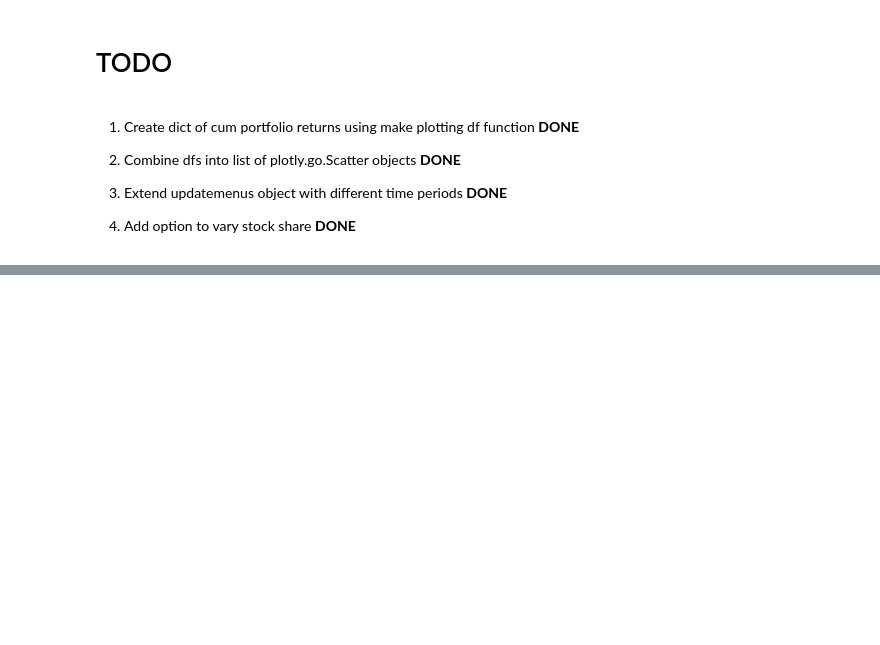
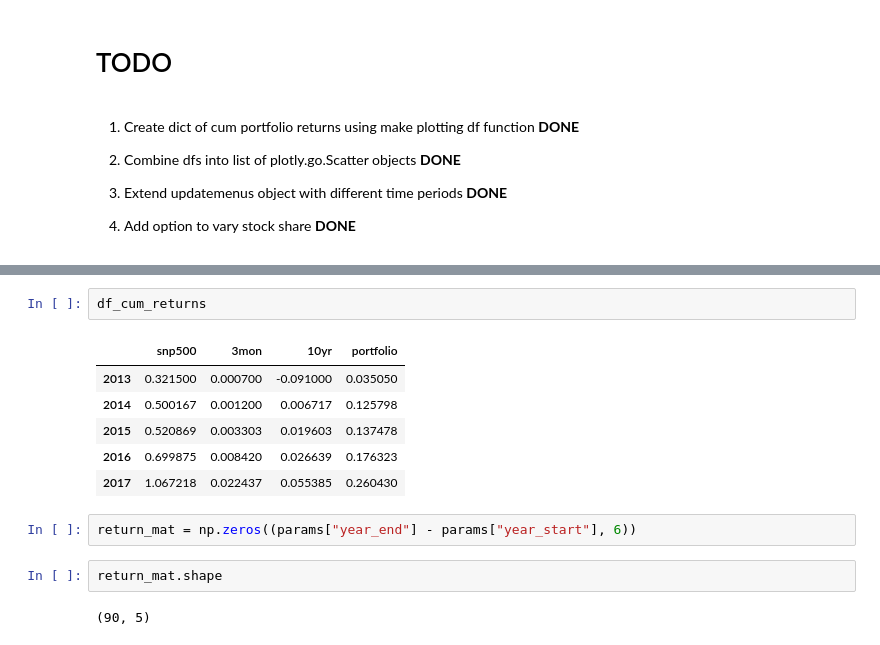
Before and after one commit to matsmaiwald/historical_asset_returns, a Jupyter notebook: Plots.ipynb, the cells around one changed output, grey strips where cells are left out. Drawn from its saved outputs; the diff is of its cells as text; blank space fills up the shorter version.

```diff
--- a/Plots.ipynb
+++ b/Plots.ipynb
@@ -48,0 +85,15 @@ get_portfolio_returns(df.loc[1990:1994,:].to_numpy(), np.array([0.25, 0.25, 0.5]
+# %%
+df_cum_returns
+# %% [output]
+|  | snp500 | 3mon | 10yr | portfolio |
+| 2013 | 0.321500 | 0.000700 | -0.091000 | 0.035050 |
+| 2014 | 0.500167 | 0.001200 | 0.006717 | 0.125798 |
+| 2015 | 0.520869 | 0.003303 | 0.019603 | 0.137478 |
+| 2016 | 0.699875 | 0.008420 | 0.026639 | 0.176323 |
+| 2017 | 1.067218 | 0.022437 | 0.055385 | 0.260430 |
+# %%
+return_mat = np.zeros((params["year_end"] - params["year_start"], 6))
+# %%
+return_mat.shape
+# %% [output]
+(90, 5)
```
Also changed, not shown: parts of 11 cells of this notebook.
